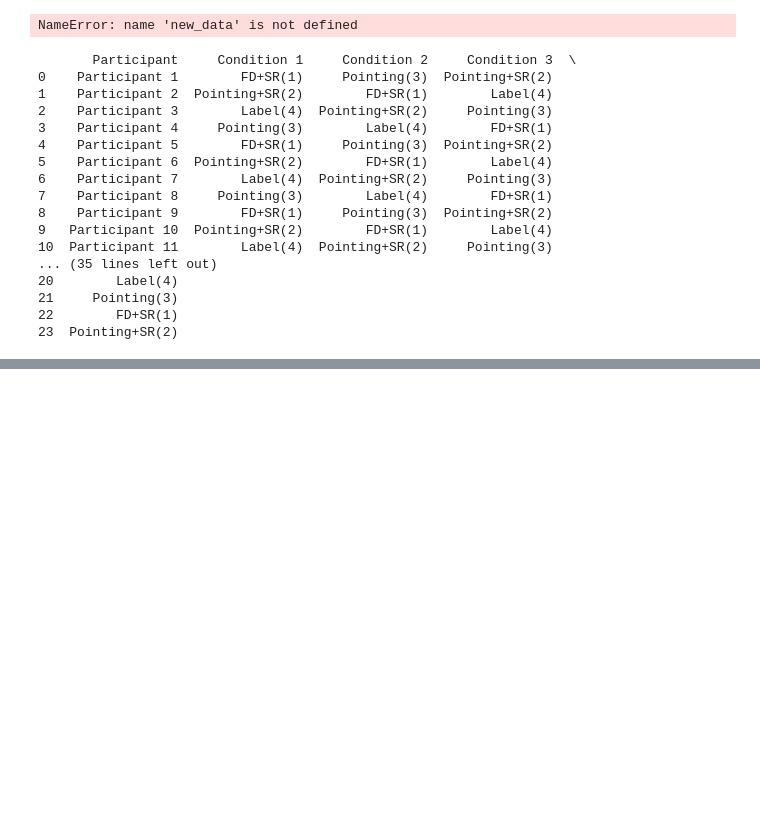
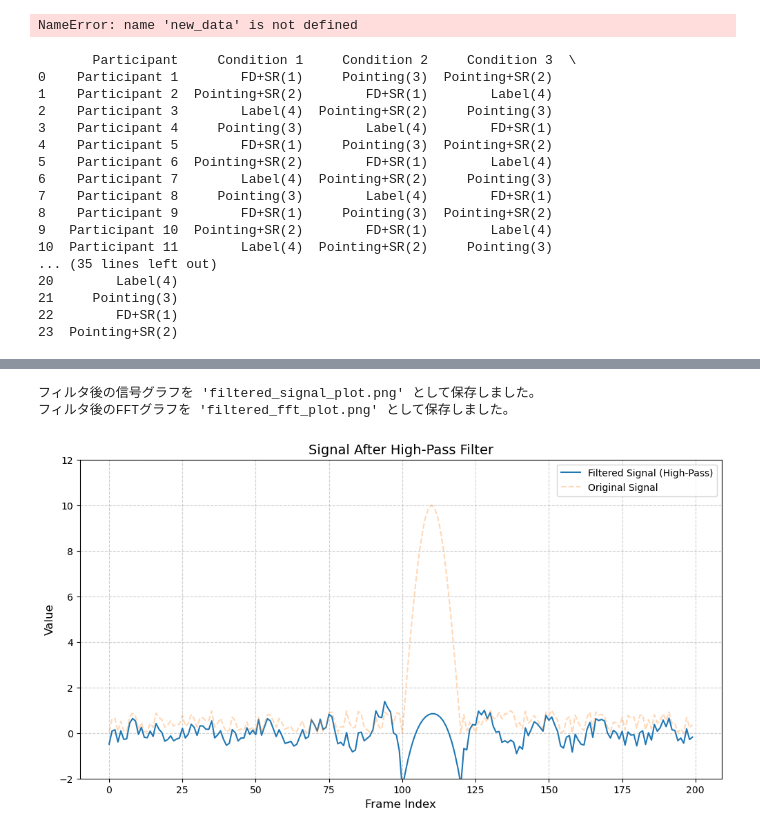
Before and after one commit to TenmaUchiyama/InteractiveSmartHome, a Jupyter notebook: Experiment/Temp.ipynb, the cells around one changed output, grey strips where cells are left out. Cells and saved outputs as stored; diff of their text form; code cells hidden in the pictures; blank space fills up the shorter version.

```diff
--- a/Experiment/Temp.ipynb
+++ b/Experiment/Temp.ipynb
@@ -96,0 +217,80 @@ df.to_csv("latin_square_design_converted.csv", index=False, encoding="utf-8-sig"
+# %%
+import numpy as np
+import matplotlib.pyplot as plt
+
+# --- 1. 元データの生成（前回と同じ） ---
+total_frames = 200
+peak_start = 100
+peak_end = 120
+peak_value = 10
+
+frames = np.random.rand(total_frames)
+mountain_length = peak_end - peak_start + 1
+x_linear = np.linspace(0, np.pi, mountain_length)
+mountain_curve = peak_value * np.sin(x_linear)
+frames[peak_start : peak_end + 1] = mountain_curve
+N = total_frames
+
+# --- 2. FFTの実行とハイパスフィルタの適用 ---
+
+# 2-1. FFTを実行
+fft_result = np.fft.fft(frames)
+
+# 2-2. 周波数軸を取得 (ifftのために N 個すべて取得)
+# d=1.0 はサンプリング間隔 (1フレーム=1.0)
+frequencies = np.fft.fftfreq(N, d=1.0)
+
+# 2-3. ハイパスフィルタ（マスク）の作成
+cutoff_freq = 0.05  # ★カットオフ周波数（これより低い周波数を抑制）
+                    # この値は調整可能です
+
+# まず「すべて通す(1)」マスクを作成
+hp_filter_mask = np.ones_like(fft_result, dtype=float)
+
+# frequencies の「絶対値」がカットオフ周波数より低い部分の
+# インデックスを探し、マスクを「0 (抑制)」にする
+low_freq_indices = np.where(np.abs(frequencies) < cutoff_freq)
+hp_filter_mask[low_freq_indices] = 0
+
+# 2-4. マスクをFFT結果に適用（掛け算する）
+fft_filtered = fft_result * hp_filter_mask
+
+# 2-5. 逆FFT (ifft) を実行して時間領域の信号に戻す
+# 逆FFTの結果は複素数になるため、実数部 .real を取り出す
+frames_filtered = np.real(np.fft.ifft(fft_filtered))
+
+
+# --- 3. 結果のグラフ描画 ---
+
+# グラフ1: フィルタ適用「後」の信号
+plt.figure(figsize=(12, 6))
+plt.plot(frames_filtered, label='Filtered Signal (High-Pass)')
+plt.plot(frames, label='Original Signal', alpha=0.3, linestyle='--') # 比較用に元の信号もプロット
+plt.title('Signal After High-Pass Filter', fontsize=14)
+plt.xlabel('Frame Index', fontsize=12)
+plt.ylabel('Value', fontsize=12)
+plt.grid(True, linestyle='--', alpha=0.6)
+plt.legend()
+plt.ylim(-2, 12) # 元の信号と比較しやすいためY軸を調整
+file_name_1 = 'filtered_signal_plot.png'
+plt.savefig(file_name_1, dpi=150, bbox_inches='tight')
+print(f"フィルタ後の信号グラフを '{file_name_1}' として保存しました。")
+
+
+# グラフ2: フィルタ適用「後」のFFTスペクトル
+plt.figure(figsize=(12, 6))
+amplitudes_filtered = np.abs(fft_filtered)[:N//2]
+freqs_positive = frequencies[:N//2]
+
+plt.plot(freqs_positive[1:], amplitudes_filtered[1:]) # 0Hz (DC) を除外
+plt.title('FFT Spectrum After High-Pass Filter', fontsize=14)
+plt.xlabel('Frequency (Cycles per Frame)', fontsize=12)
+plt.ylabel('Amplitude', fontsize=12)
+plt.grid(True, linestyle='--', alpha=0.6)
+file_name_2 = 'filtered_fft_plot.png'
+plt.savefig(file_name_2, dpi=150, bbox_inches='tight')
+print(f"フィルタ後のFFTグラフを '{file_name_2}' として保存しました。")
+# %% [output]
+フィルタ後の信号グラフを 'filtered_signal_plot.png' として保存しました。
+フィルタ後のFFTグラフを 'filtered_fft_plot.png' として保存しました。
+[figure, added]
```
Also changed, not shown: parts of 3 cells of this notebook, 33 other files.
